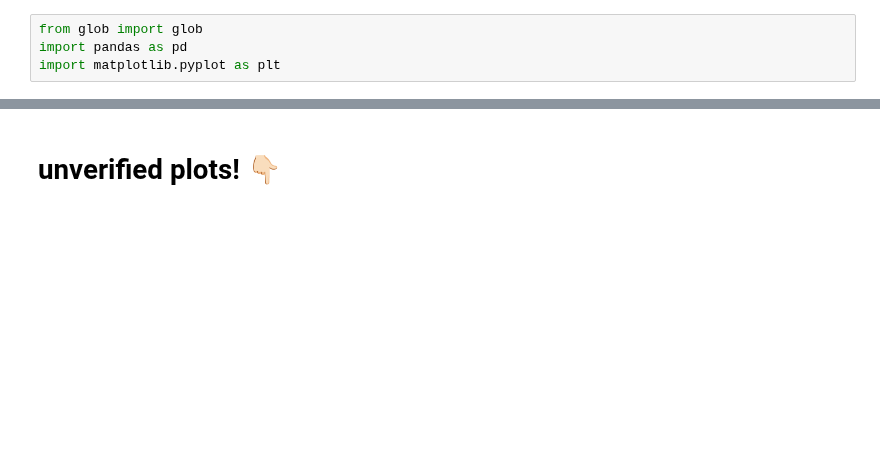
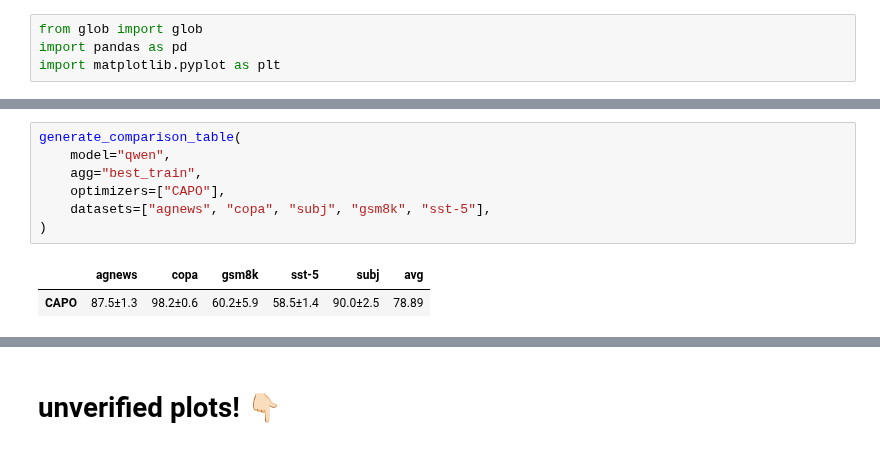
Before and after one commit to finitearth/capo, a Jupyter notebook: notebooks/seed_aggregation_eval.ipynb, the cells around one changed output, grey strips where cells are left out. Saved outputs shown, nothing was run; the diff lists cells and outputs as text; blank space fills up the shorter version.

```diff
--- a/notebooks/seed_aggregation_eval.ipynb
+++ b/notebooks/seed_aggregation_eval.ipynb
@@ -193,3 +319,13 @@ OPTIM = "CAPO"
+# %%
+generate_comparison_table(
+    model="qwen",
+    agg="best_train",
+    optimizers=["CAPO"],
+    datasets=["agnews", "copa", "subj", "gsm8k", "sst-5"],
+)
+# %% [output]
+|  | agnews | copa | gsm8k | sst-5 | subj | avg |
+| CAPO | 87.5±1.3 | 98.2±0.6 | 60.2±5.9 | 58.5±1.4 | 90.0±2.5 | 78.89 |
 # %%
 plot_population_members(DATASET, MODEL, OPTIM, x_col="cum_token");
 # %% [output]
```
Also changed, not shown: parts of 18 cells of this notebook.
